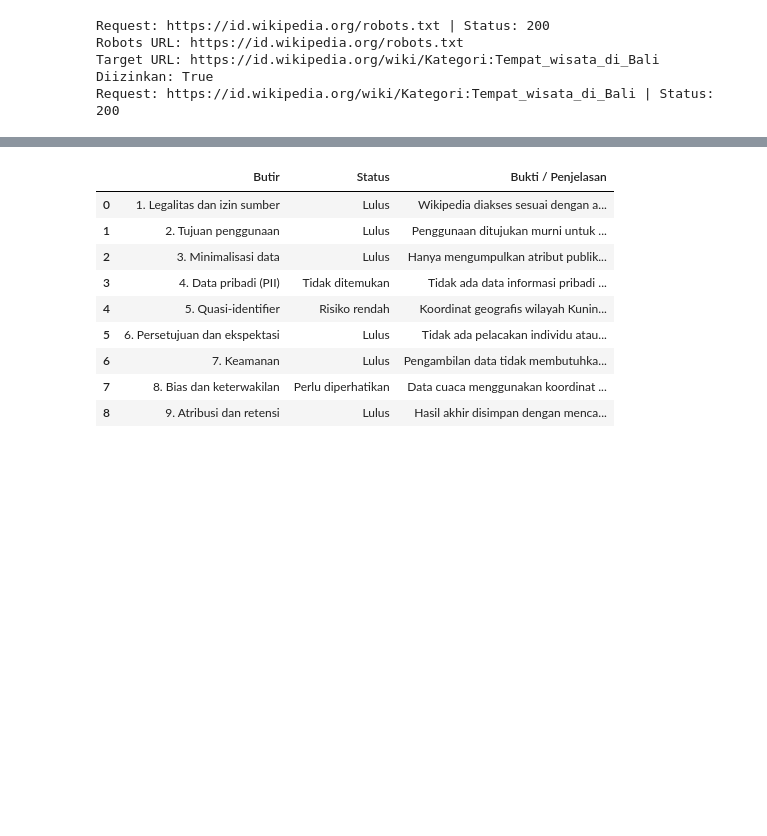
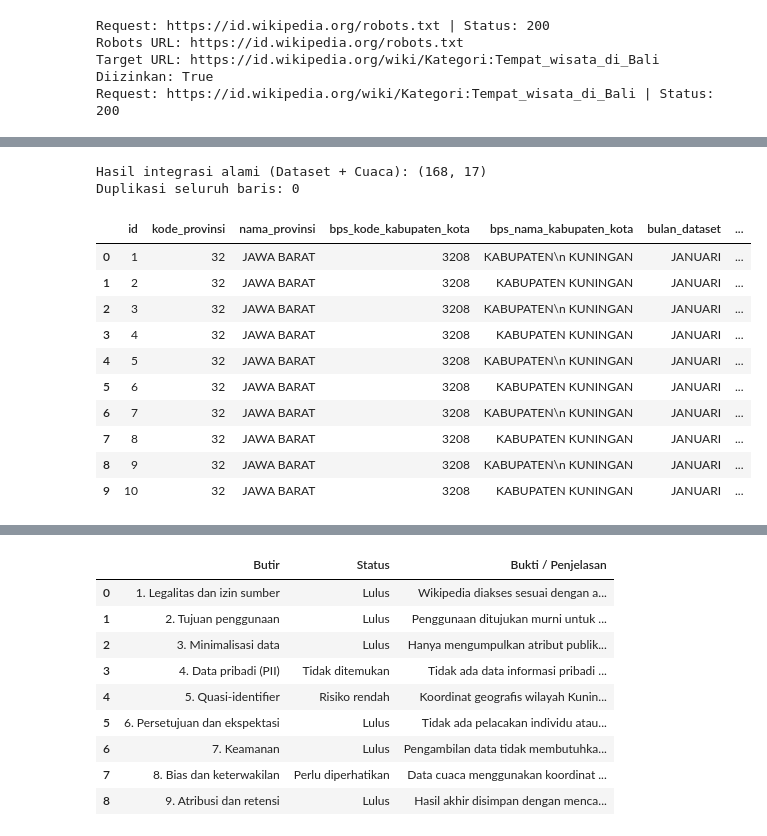
Before and after one commit to ikadekanantawijayaastawa-dev/uts_dam_f, a Jupyter notebook: notebooks/UTS_DAM_2501010124.ipynb, the cells around one changed output, grey strips where cells are left out. Drawn from its saved outputs; the diff is of its cells as text; code cells hidden in the pictures; blank space fills up the shorter version.

```diff
--- a/notebooks/UTS_DAM_2501010124.ipynb
+++ b/notebooks/UTS_DAM_2501010124.ipynb
@@ -760,0 +688,40 @@ Jumlah duplikasi: 0
+# %%
+# Proses Integrasi Data Alami tanpa manipulasi/penyuntikan nama
+# Kita akan menggabungkan data olahan API Cuaca Kuningan dengan Dataset Pengunjung Kuningan berdasarkan waktu (Tahun & Bulan secara alami)
+
+# Memastikan kolom tahun dan bulan_num bertipe integer
+df_dataset['tahun'] = df_dataset['tahun'].astype(int)
+df_dataset['bulan_num'] = df_dataset['bulan'].map({
+    'Januari': 1, 'Februari': 2, 'Maret': 3, 'April': 4, 'Mei': 5, 'Juni': 6,
+    'Juli': 7, 'Agustus': 8, 'September': 9, 'Oktober': 10, 'November': 11, 'Desember': 12
+}).fillna(1).astype(int)
+
+# Integrasi antara dataset utama (pengunjung) dengan data cuaca historis dari API secara natural
+merged = df_dataset.merge(
+    df_api,
+    left_on=["tahun", "bulan_num"],
+    right_on=["tahun", "bulan"],
+    how="inner",
+    suffixes=("_dataset", "_cuaca")
+)
+
+print("Hasil integrasi alami (Dataset + Cuaca):", merged.shape)
+print("Duplikasi seluruh baris:", merged.duplicated().sum())
+display(merged.head(10))
+
+merged_path = PROCESSED / "hasil_integrasi_dataset_wikipedia_bali.csv"
+merged.to_csv(merged_path, index=False, encoding="utf-8-sig")
+# %% [output]
+Hasil integrasi alami (Dataset + Cuaca): (168, 17)
+Duplikasi seluruh baris: 0
+|  | id | kode_provinsi | nama_provinsi | bps_kode_kabupaten_kota | bps_nama_kabupaten_kota | bulan_dataset | ... |
+| 0 | 1 | 32 | JAWA BARAT | 3208 | KABUPATEN\n KUNINGAN | JANUARI | ... |
+| 1 | 2 | 32 | JAWA BARAT | 3208 | KABUPATEN KUNINGAN | JANUARI | ... |
+| 2 | 3 | 32 | JAWA BARAT | 3208 | KABUPATEN\n KUNINGAN | JANUARI | ... |
+| 3 | 4 | 32 | JAWA BARAT | 3208 | KABUPATEN KUNINGAN | JANUARI | ... |
+| 4 | 5 | 32 | JAWA BARAT | 3208 | KABUPATEN\n KUNINGAN | JANUARI | ... |
+| 5 | 6 | 32 | JAWA BARAT | 3208 | KABUPATEN KUNINGAN | JANUARI | ... |
+| 6 | 7 | 32 | JAWA BARAT | 3208 | KABUPATEN\n KUNINGAN | JANUARI | ... |
+| 7 | 8 | 32 | JAWA BARAT | 3208 | KABUPATEN KUNINGAN | JANUARI | ... |
+| 8 | 9 | 32 | JAWA BARAT | 3208 | KABUPATEN\n KUNINGAN | JANUARI | ... |
+| 9 | 10 | 32 | JAWA BARAT | 3208 | KABUPATEN KUNINGAN | JANUARI | ... |
```
Also changed, not shown: parts of 13 cells of this notebook, 1 other file.
